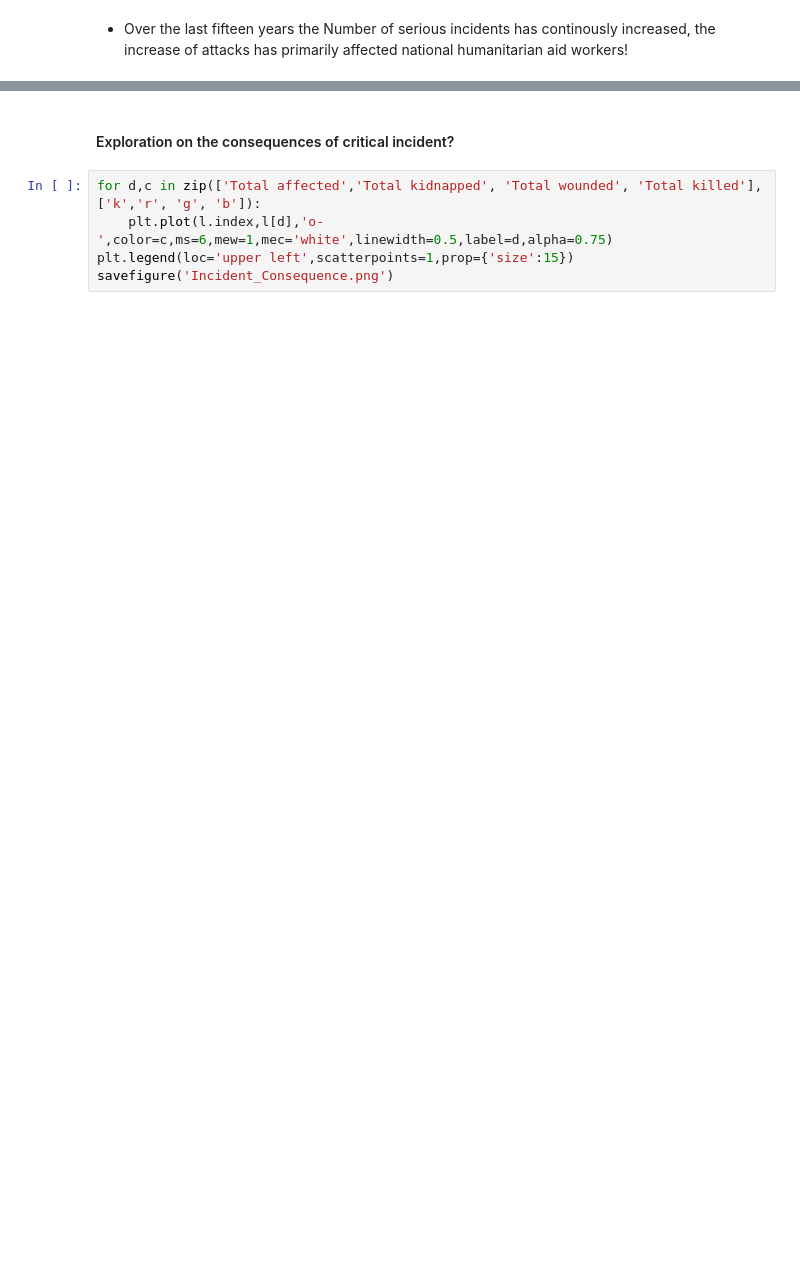
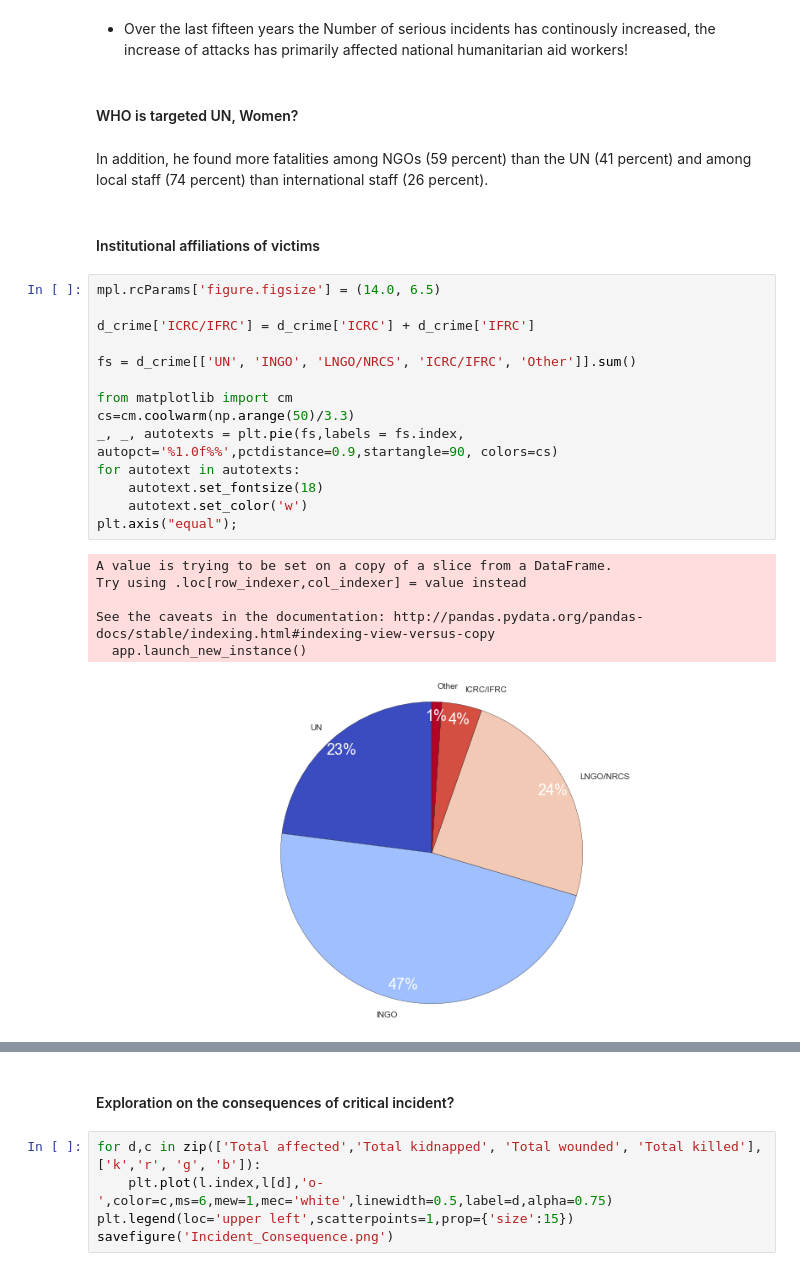
Before and after one commit to philippschw/Humanitarian_Security, a Jupyter notebook: Humanitarian Security Incidents_aidworkersecurity.org.ipynb, the cells around one changed output, grey strips where cells are left out. Cells and saved outputs as stored; diff of their text form; blank space fills up the shorter version.

```diff
--- a/Humanitarian Security Incidents_aidworkersecurity.org.ipynb
+++ b/Humanitarian Security Incidents_aidworkersecurity.org.ipynb
@@ -314,2 +376,31 @@ savefigure('Affected_nationals_vs_internations.png')
 # %% [markdown]
 * Over the last fifteen years the Number of serious incidents has continously increased, the increase of attacks has primarily affected national humanitarian aid workers!
+# %% [markdown]
+#### WHO is targeted UN, Women?
+# %% [markdown]
+In addition, he found
+more fatalities among NGOs (59 percent) than the UN (41 percent) and among local staff
+(74 percent) than international staff (26 percent).
+# %% [markdown]
+#### Institutional affiliations of victims
+# %%
+mpl.rcParams['figure.figsize'] = (14.0, 6.5)
+
+d_crime['ICRC/IFRC'] = d_crime['ICRC'] + d_crime['IFRC']
+
+fs = d_crime[['UN', 'INGO', 'LNGO/NRCS', 'ICRC/IFRC', 'Other']].sum()
+
+from matplotlib import cm
+cs=cm.coolwarm(np.arange(50)/3.3)
+_, _, autotexts = plt.pie(fs,labels = fs.index,  autopct='%1.0f%%',pctdistance=0.9,startangle=90, colors=cs)
+for autotext in autotexts:
+    autotext.set_fontsize(18)
+    autotext.set_color('w')
+plt.axis("equal");
+# %% [output]
+A value is trying to be set on a copy of a slice from a DataFrame.
+Try using .loc[row_indexer,col_indexer] = value instead
+
+See the caveats in the documentation: http://pandas.pydata.org/pandas-docs/stable/indexing.html#indexing-view-versus-copy
+  app.launch_new_instance()
+[figure, added]
```
Also changed, not shown: parts of 37 cells of this notebook, 3 other files.
